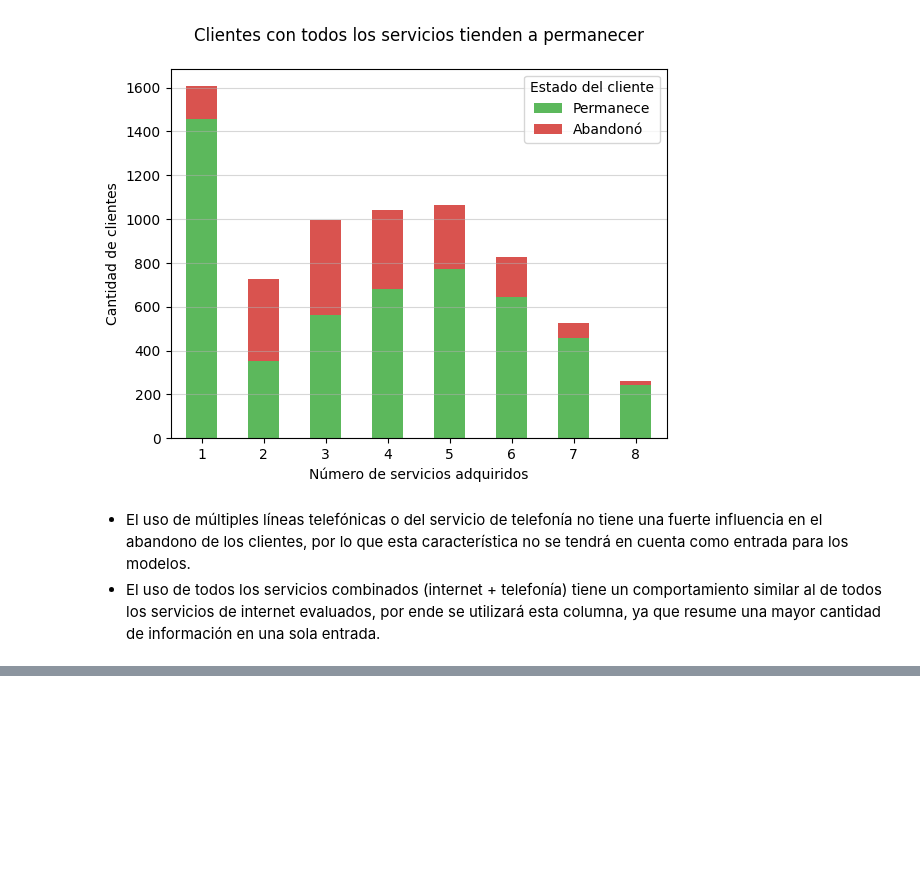
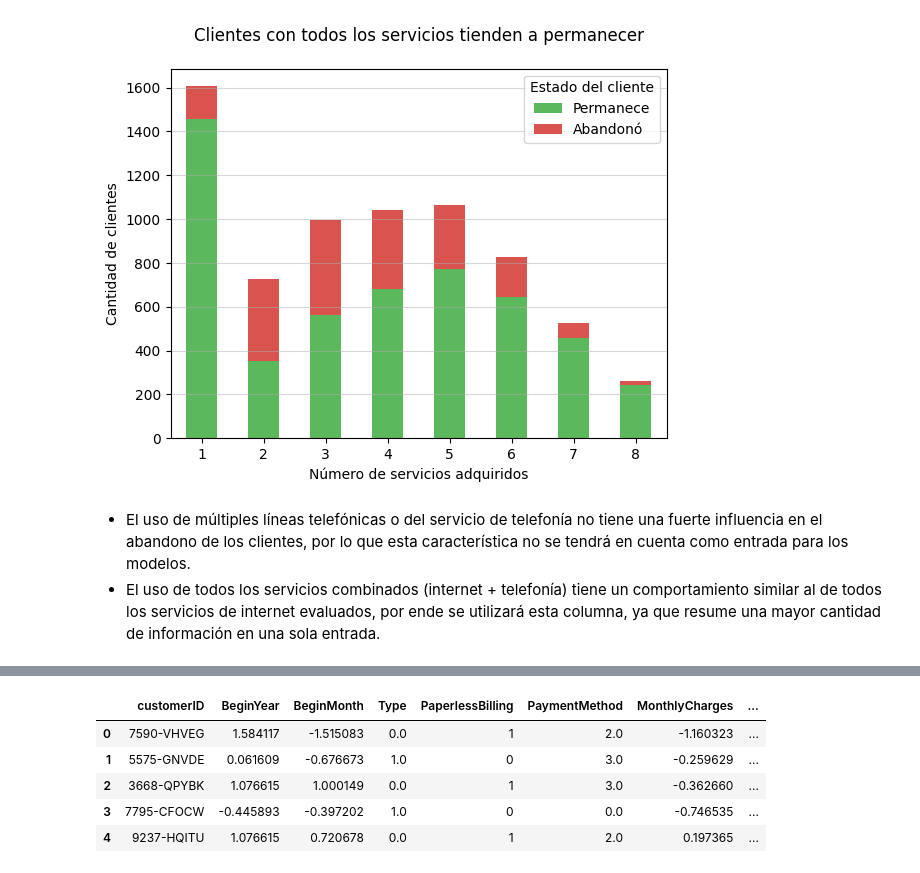
Before and after one commit to AndresCalvete-DataScientist/interconnect-customer-churn-prediction, a Jupyter notebook: notebooks/eda.ipynb, the cells around one changed output, grey strips where cells are left out. Cells and saved outputs as stored; diff of their text form; code cells hidden in the pictures; blank space fills up the shorter version.

```diff
--- a/notebooks/eda.ipynb
+++ b/notebooks/eda.ipynb
@@ -977,0 +1167,17 @@ plt.show()
+# %%
+# Columnas a transformar con codificación
+columns_to_code = ['Type', 'PaymentMethod', 'InternetService']
+
+# Creación de dataframe con caractirizticas Ordinales
+data_ordinal = data.copy()
+
+encoder = OrdinalEncoder()
+data_ordinal[columns_to_code] = encoder.fit_transform(data_ordinal[columns_to_code])
+data_ordinal.head()
+# %% [output]
+|  | customerID | BeginYear | BeginMonth | Type | PaperlessBilling | PaymentMethod | MonthlyCharges | ... |
+| 0 | 7590-VHVEG | 1.584117 | -1.515083 | 0.0 | 1 | 2.0 | -1.160323 | ... |
+| 1 | 5575-GNVDE | 0.061609 | -0.676673 | 1.0 | 0 | 3.0 | -0.259629 | ... |
+| 2 | 3668-QPYBK | 1.076615 | 1.000149 | 0.0 | 1 | 3.0 | -0.362660 | ... |
+| 3 | 7795-CFOCW | -0.445893 | -0.397202 | 1.0 | 0 | 0.0 | -0.746535 | ... |
+| 4 | 9237-HQITU | 1.076615 | 0.720678 | 0.0 | 1 | 2.0 | 0.197365 | ... |
```
Also changed, not shown: parts of 15 cells of this notebook.
